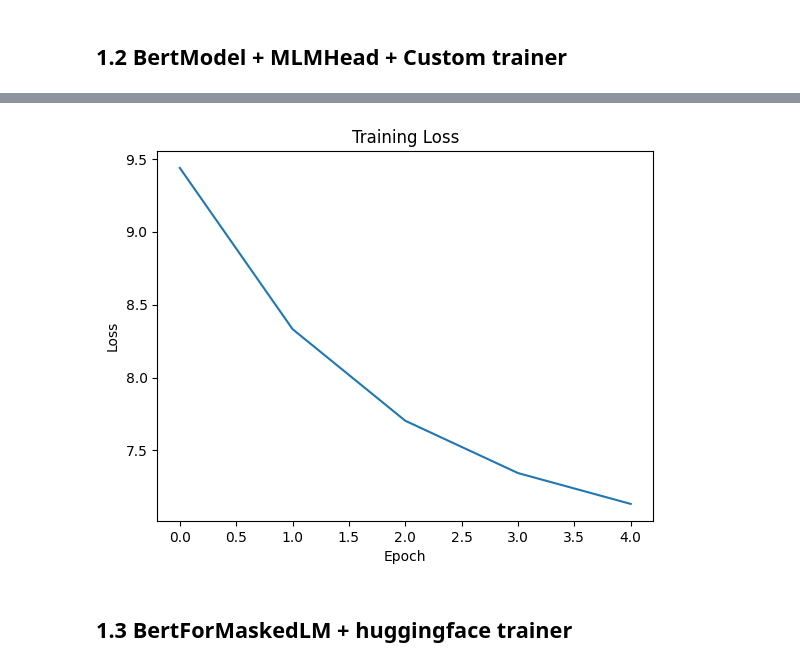
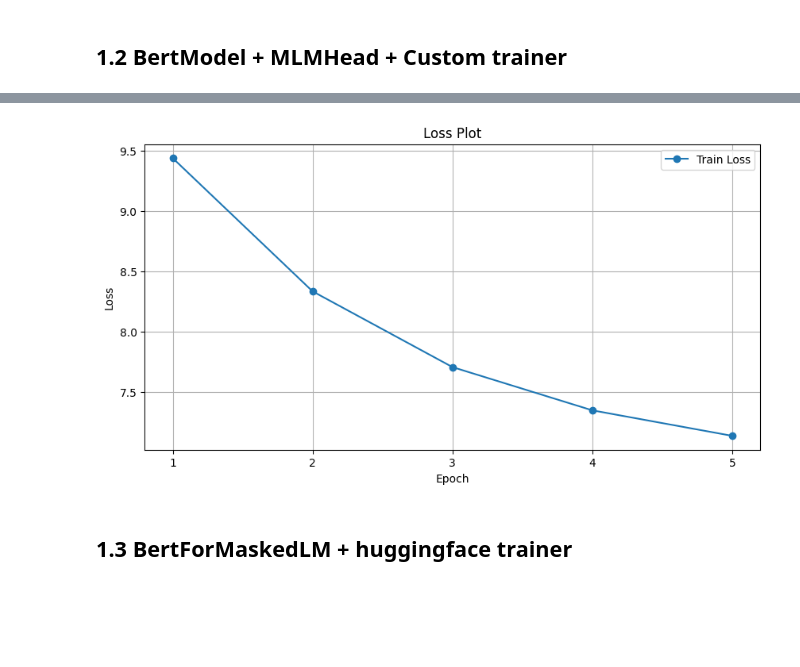
Before and after one commit to sehbeygi79/Bert-MLM-SeqClassification, a Jupyter notebook: Bert-MLM-SeqClassification.ipynb, the cells around one changed output, grey strips where cells are left out. Cells and saved outputs as stored; diff of their text form; code cells hidden in the pictures; blank space fills up the shorter version.

```diff
--- a/Bert-MLM-SeqClassification.ipynb
+++ b/Bert-MLM-SeqClassification.ipynb
@@ -391,12 +393,16 @@ results = train_network(
 # %%
-# Plot the losse for every batch in training process
-plt.plot(results["train loss"])
+# Plot the losses for every batch in training process
+plt.figure(figsize=(10, 5))
+plt.plot(range(1, num_epoch + 1), results["train loss"], label="Train Loss", marker="o")
+plt.title("Loss Plot")
 plt.xlabel("Epoch")
 plt.ylabel("Loss")
-plt.title("Training Loss")
+plt.xticks(range(1, num_epoch + 1))
+plt.legend()
+plt.grid(True)
 plt.show()
 # %% [output]
-[figure, old version]
+[figure, new version]
 # %% [markdown]
 ## 1.3 BertForMaskedLM + huggingface trainer
 # %% [markdown]
```
Also changed, not shown: parts of 10 cells of this notebook.
